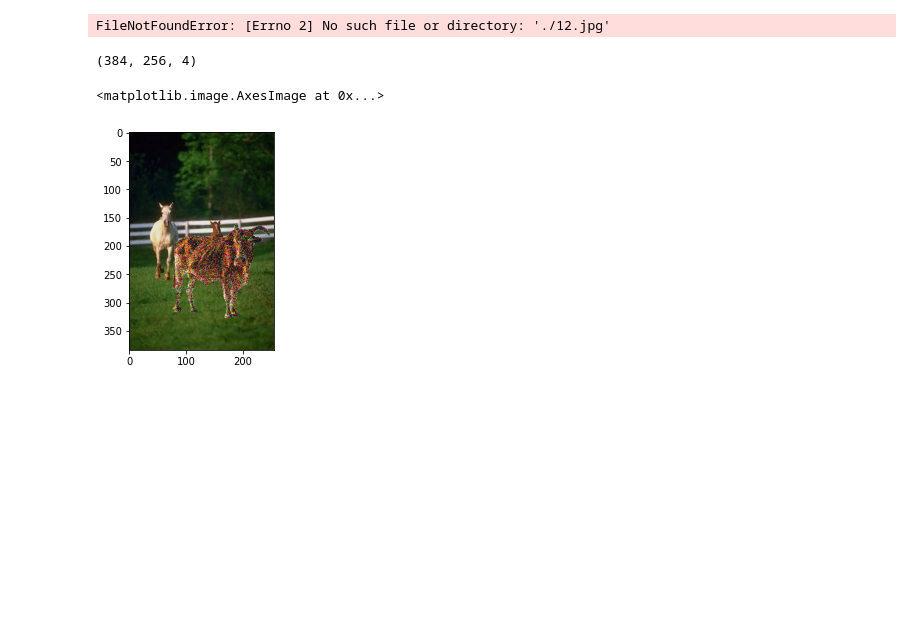
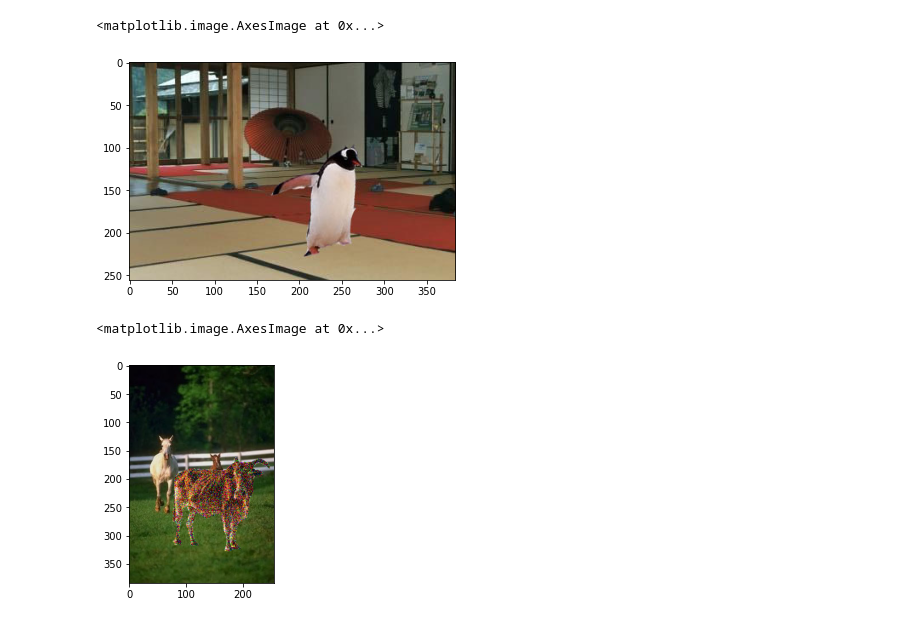
Before and after one commit to geoffroyO/sVae, a Jupyter notebook: src/add_noise_test/Noisy_images.ipynb, the cells around one changed output. Saved outputs shown, nothing was run; the diff lists cells and outputs as text; code cells hidden in the pictures; blank space fills up the shorter version.

```diff
--- a/src/add_noise_test/Noisy_images.ipynb
+++ b/src/add_noise_test/Noisy_images.ipynb
@@ -4,14 +4,11 @@ import matplotlib.pyplot as plt
 # %%
 img = plt.imread("./6.jpg")
 img = img.astype('float32') / 255.
-mask = plt.imread("./5_gt.png")
+mask = plt.imread("./6_gt.png")
 plt.imshow(img)
 # %% [output]
-FileNotFoundError: [Errno 2] No such file or directory: './12.jpg'
+<matplotlib.image.AxesImage at 0x...>
+[figure, added]
-# %%
-mask.shape
-# %% [output]
-(384, 256, 4)
 # %%
 n, m, _ = mask.shape
 indexTamp = []
```
Also changed, not shown: parts of 1 cell of this notebook, 2 other files.
